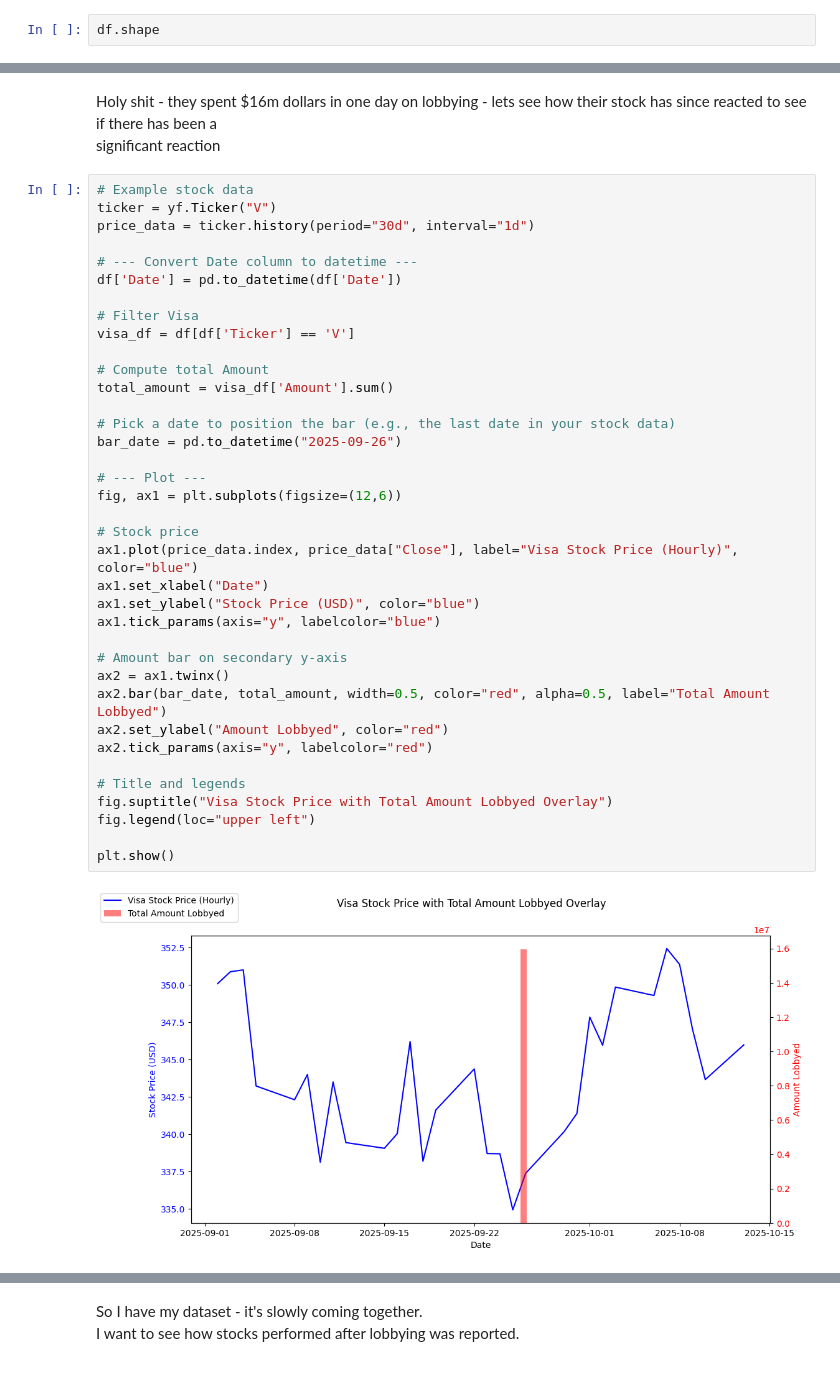
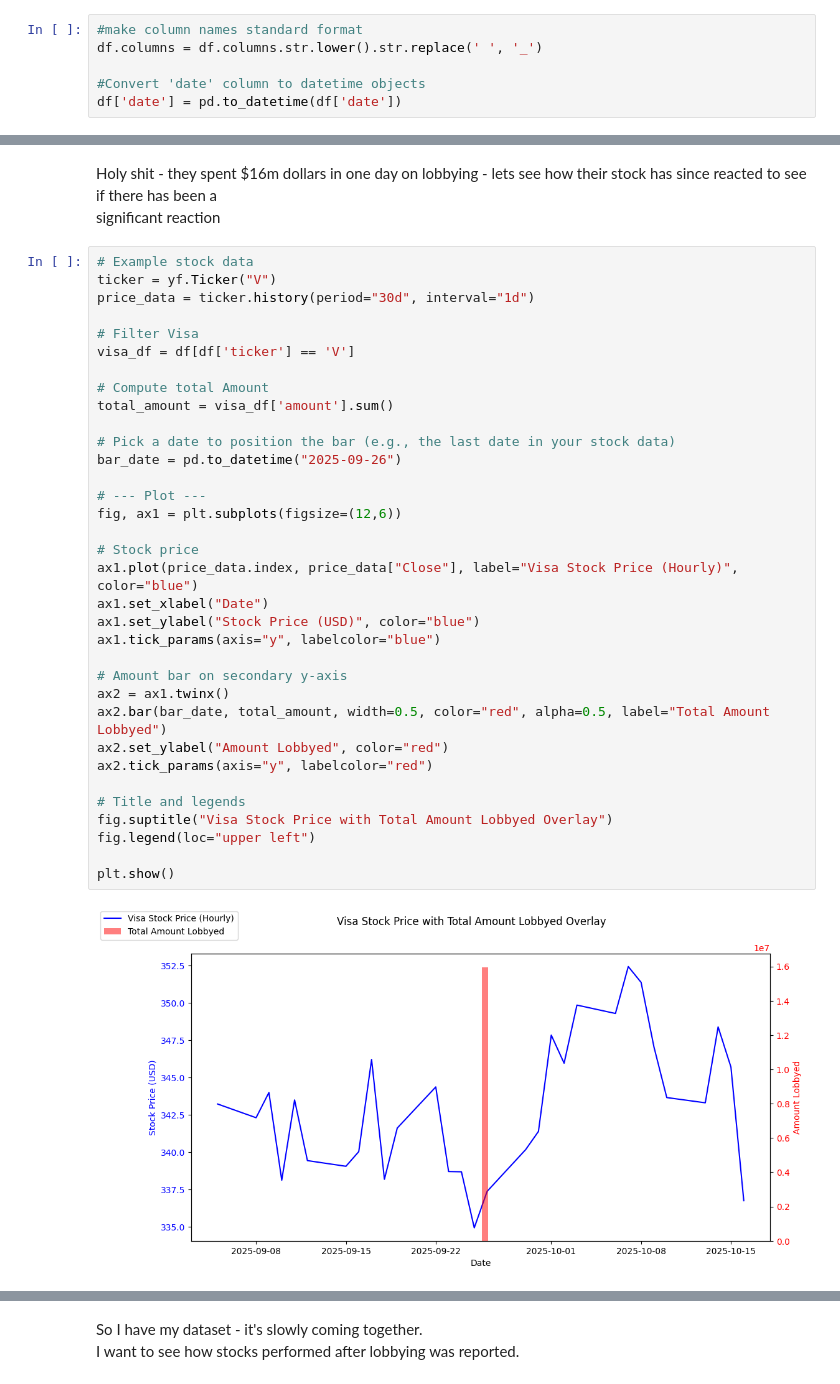
Before and after one commit to fonanroley/projects, a Jupyter notebook: corp_lobb_analysis.ipynb, the cells around one changed output, grey strips where cells are left out. Cells and saved outputs as stored; diff of their text form.

```diff
--- a/corp_lobb_analysis.ipynb
+++ b/corp_lobb_analysis.ipynb
@@ -22,5 +25,9 @@ import matplotlib.pyplot as plt
 
 df = pd.read_csv(r'C:\Users\ronan\Projects\master_df.csv', parse_dates=['Date'], dayfirst=True)
 # %%
-df.shape
+#make column names standard format
+df.columns = df.columns.str.lower().str.replace(' ', '_')
+
+#Convert 'date' column to datetime objects
+df['date'] = pd.to_datetime(df['date'])
 # %%
@@ -133,37 +134,34 @@ significant reaction
 ticker = yf.Ticker("V")
 price_data = ticker.history(period="30d", interval="1d")
 
-# --- Convert Date column to datetime ---
-df['Date'] = pd.to_datetime(df['Date'])
-
 # Filter Visa
-visa_df = df[df['Ticker'] == 'V']
+visa_df = df[df['ticker'] == 'V']
 
 # Compute total Amount
-total_amount = visa_df['Amount'].sum()
+total_amount = visa_df['amount'].sum()
 
 # Pick a date to position the bar (e.g., the last date in your stock data)
 bar_date = pd.to_datetime("2025-09-26")
 
 # --- Plot ---
 fig, ax1 = plt.subplots(figsize=(12,6))
 
 # Stock price
 ax1.plot(price_data.index, price_data["Close"], label="Visa Stock Price (Hourly)", color="blue")
 ax1.set_xlabel("Date")
 ax1.set_ylabel("Stock Price (USD)", color="blue")
 ax1.tick_params(axis="y", labelcolor="blue")
 
 # Amount bar on secondary y-axis
 ax2 = ax1.twinx()
 ax2.bar(bar_date, total_amount, width=0.5, color="red", alpha=0.5, label="Total Amount Lobbyed")
 ax2.set_ylabel("Amount Lobbyed", color="red")
 ax2.tick_params(axis="y", labelcolor="red")
 
 # Title and legends
 fig.suptitle("Visa Stock Price with Total Amount Lobbyed Overlay")
 fig.legend(loc="upper left")
 
 plt.show()
 # %% [output]
-[figure, old version]
+[figure, new version]
```
Also changed, not shown: parts of 13 cells of this notebook.
